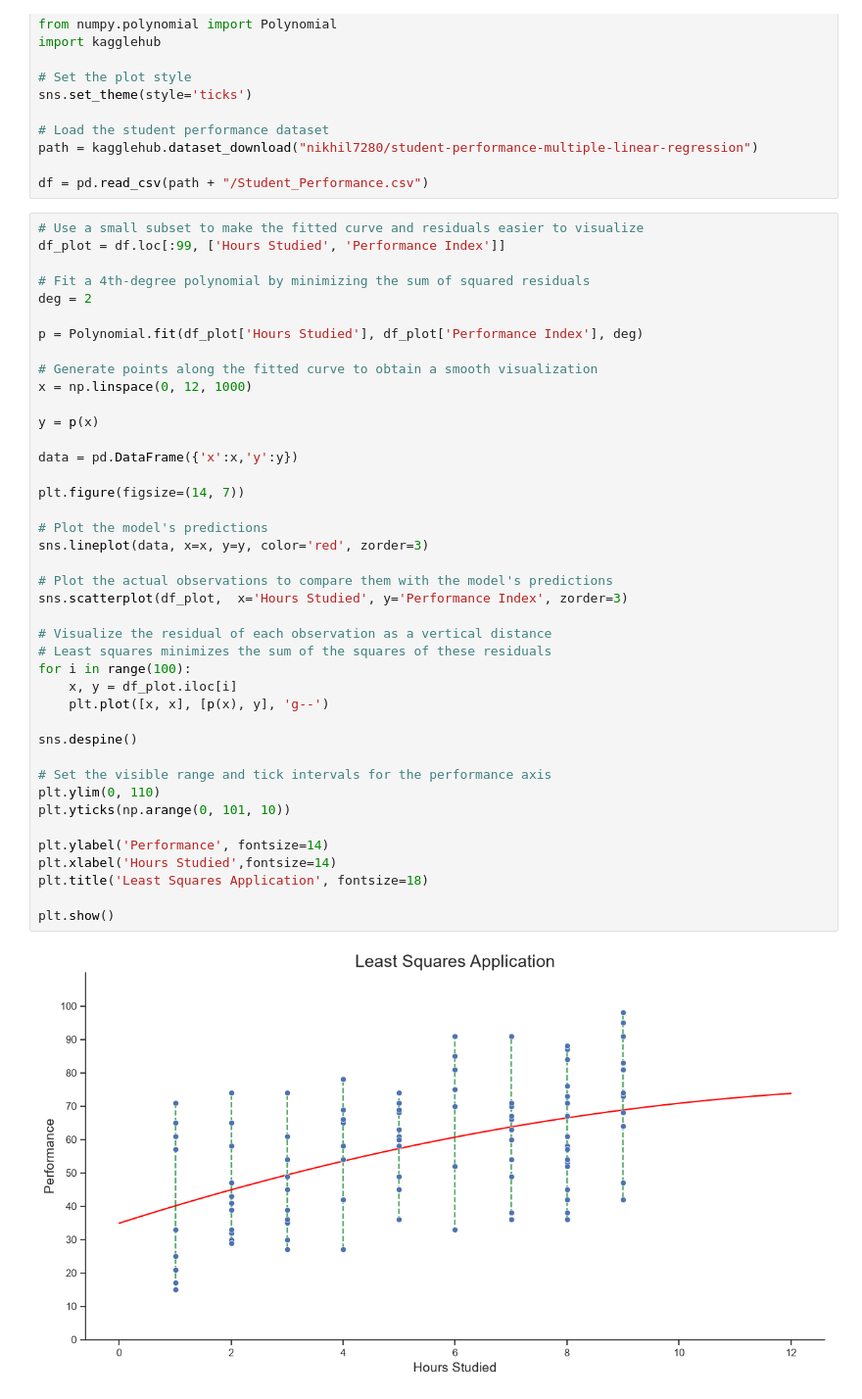
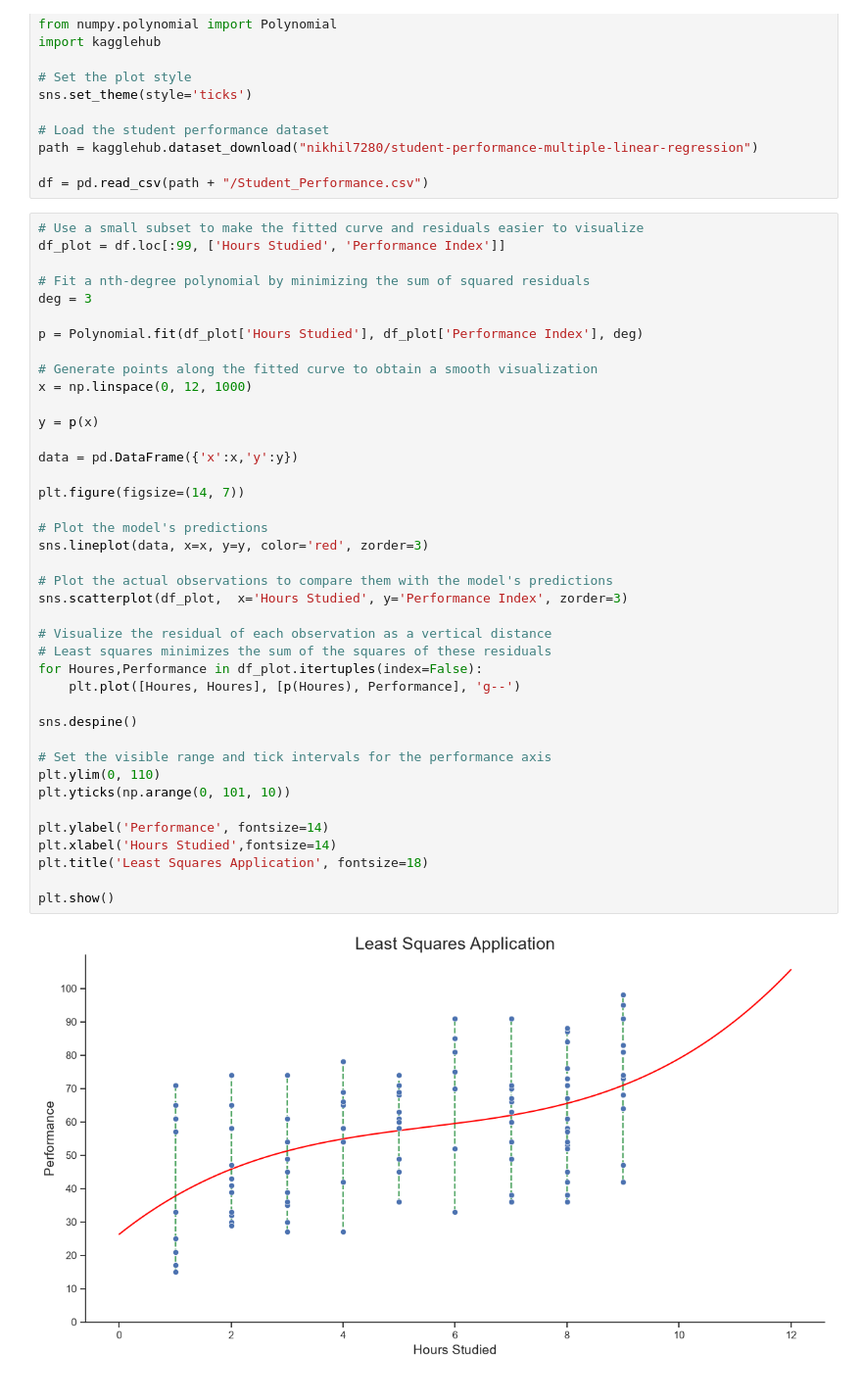
Before and after one commit to youssefengineer1-web/Least_Squares, a Jupyter notebook: student_degrees.ipynb, the cells around one changed output. Shown at 98% size. Cells and saved outputs as stored; diff of their text form.

```diff
--- a/student_degrees.ipynb
+++ b/student_degrees.ipynb
@@ -17,42 +17,41 @@ df = pd.read_csv(path + "/Student_Performance.csv")
 # Use a small subset to make the fitted curve and residuals easier to visualize
 df_plot = df.loc[:99, ['Hours Studied', 'Performance Index']]
 
-# Fit a 4th-degree polynomial by minimizing the sum of squared residuals
-deg = 2
+# Fit a nth-degree polynomial by minimizing the sum of squared residuals
+deg = 3
 
 p = Polynomial.fit(df_plot['Hours Studied'], df_plot['Performance Index'], deg)
 
 # Generate points along the fitted curve to obtain a smooth visualization
 x = np.linspace(0, 12, 1000)
 
 y = p(x)
 
 data = pd.DataFrame({'x':x,'y':y})
 
 plt.figure(figsize=(14, 7))
 
 # Plot the model's predictions
 sns.lineplot(data, x=x, y=y, color='red', zorder=3)
 
 # Plot the actual observations to compare them with the model's predictions
 sns.scatterplot(df_plot,  x='Hours Studied', y='Performance Index', zorder=3)
 
 # Visualize the residual of each observation as a vertical distance
 # Least squares minimizes the sum of the squares of these residuals
-for i in range(100):
-    x, y = df_plot.iloc[i]
-    plt.plot([x, x], [p(x), y], 'g--')
+for Houres,Performance in df_plot.itertuples(index=False):
+    plt.plot([Houres, Houres], [p(Houres), Performance], 'g--')
 
 sns.despine()
 
 # Set the visible range and tick intervals for the performance axis
 plt.ylim(0, 110)
 plt.yticks(np.arange(0, 101, 10))
 
 plt.ylabel('Performance', fontsize=14)
 plt.xlabel('Hours Studied',fontsize=14)
 plt.title('Least Squares Application', fontsize=18)
 
 plt.show()
 # %% [output]
-[figure, old version]
+[figure, new version]
```
Also changed, not shown: 2 other files.
